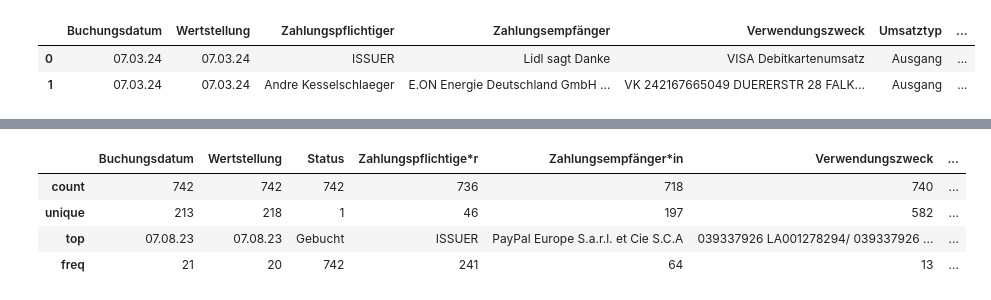
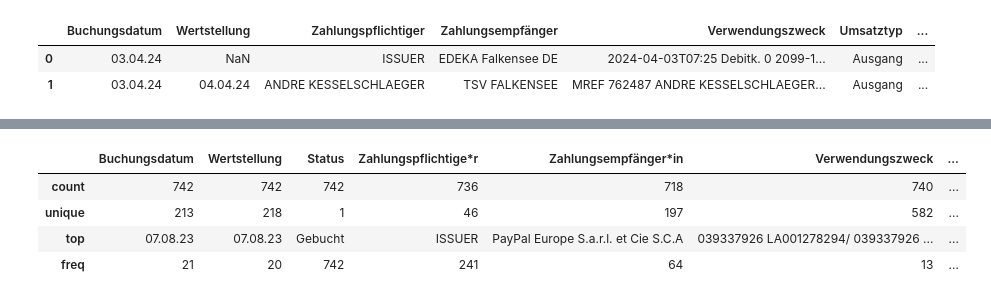
Before and after one commit to kesselschlaeger/Kontenanalyse, a Jupyter notebook: Kontenanalyse.ipynb, the cells around one changed output, grey strips where cells are left out. Cells and saved outputs as stored; diff of their text form; code cells hidden in the pictures.

```diff
--- a/Kontenanalyse.ipynb
+++ b/Kontenanalyse.ipynb
@@ -15,8 +15,10 @@ import openpyxl
 os.chdir('c:\\!\\privat\\Buchungen')
 # %%
 ## Load text file via read_csv
-df = pd.read_csv("07-03-2024_Umsatzliste_Girokonto_DE17120300000015225626.csv", sep=';', skiprows=4)
-dfOlja = pd.read_csv("15-03-2024_Umsatzliste_Girokonto_DE10120300001005858913.csv", sep=';', skiprows=4)
+df = pd.read_csv("03-04-2024_Umsatzliste_Girokonto_DE17120300000015225626.csv", sep=';', skiprows=4)
+df['Konto'] = 'André'
+dfOlja = pd.read_csv("03-04-2024_Umsatzliste_Girokonto_DE10120300001005858913.csv", sep=';', skiprows=4)
+dfOlja['Konto'] = 'Olja'
 df = pd.concat([df, dfOlja], axis=0)
 #df = pd.concat([df , dfOlja], axis=1)
 df.head(2)
@@ -35,3 +31,11 @@ df.head(2)
+# %%
+# interne Umbuchungen markieren
+df.loc[(df['Zahlungspflichtiger'] == 'Olga Kesselschläger') & (df['Zahlungsempfänger'] == 'Kesselschlaeger, Andre'), 'Ignorieren'] = 'x'
+df.loc[(df['Zahlungspflichtiger'] == 'Olga Kesselschläger') & (df['Zahlungsempfänger'] == 'Andre Kesselschlaeger'), 'Ignorieren'] = 'x'
+df.loc[(df['Zahlungspflichtiger'] == 'Olga Kesselschläger') & (df['Zahlungsempfänger'] == 'KESSELSCHLAEGER, ANDRE'), 'Ignorieren'] = 'x'
+df.loc[(df['Zahlungspflichtiger'] == 'Andre Kesselschlaeger') & (df['Zahlungsempfänger'] == 'Olga Kesselschläger'), 'Ignorieren'] = 'x'
+df.loc[(df['Zahlungspflichtiger'] == 'Kesselschlaeger, Andre') & (df['Zahlungsempfänger'] == 'Olga Kesselschläger'), 'Ignorieren'] = 'x'
+df.loc[(df['Zahlungspflichtiger'] == 'Andre Kesselschläger') & (df['Zahlungsempfänger'] == 'Andre Kesselschlaeger'), 'Ignorieren'] = 'x'
 # %%
 ##Entfernen unnötiger Spalten
 df = df.drop('Status', axis=1)
@@ -52,18 +56,18 @@ dfKats.head(2)
 # %%
 def instring_merge(df_1, df_2, keys1, key2):
     for key1 in keys1:
         for i, row in df_2.iterrows():
             mask = df_1[key1].str.contains(row[key2], case=False, na=False)
             for col in df_2.columns.drop(key2):
                 df_1.loc[mask, col] = row[col]
     return df_1
 
-df_result = instring_merge(df, dfKats, ['Zahlungsempfänger', 'Verwendungszweck'], 'Suchphrase')
+df_result = instring_merge(df, dfKats, ['Zahlungsempfänger', 'Verwendungszweck','Zahlungspflichtiger'], 'Suchphrase')
 df_result.head(2)
 # %% [output]
 |  | Buchungsdatum | Wertstellung | Zahlungspflichtiger | Zahlungsempfänger | Verwendungszweck | Umsatztyp | ... |
-| 0 | 07.03.24 | 07.03.24 | ISSUER | Lidl sagt Danke | VISA Debitkartenumsatz | Ausgang | ... |
-| 1 | 07.03.24 | 07.03.24 | Andre Kesselschlaeger | E.ON Energie Deutschland GmbH ... | VK 242167665049 DUERERSTR 28 FALK... | Ausgang | ... |
+| 0 | 03.04.24 | NaN | ISSUER | EDEKA Falkensee DE | 2024-04-03T07:25 Debitk. 0 2099-1... | Ausgang | ... |
+| 1 | 03.04.24 | 04.04.24 | ANDRE KESSELSCHLAEGER | TSV FALKENSEE | MREF 762487 ANDRE KESSELSCHLAEGER... | Ausgang | ... |
 # %%
 #df_filtered = df_result[df_result['Zahlungsempfänger'].str.contains('Edeka', case=False, na=False)]
 #df_filtered.head(2)
```
Also changed, not shown: parts of 6 cells of this notebook, 1 other file.
